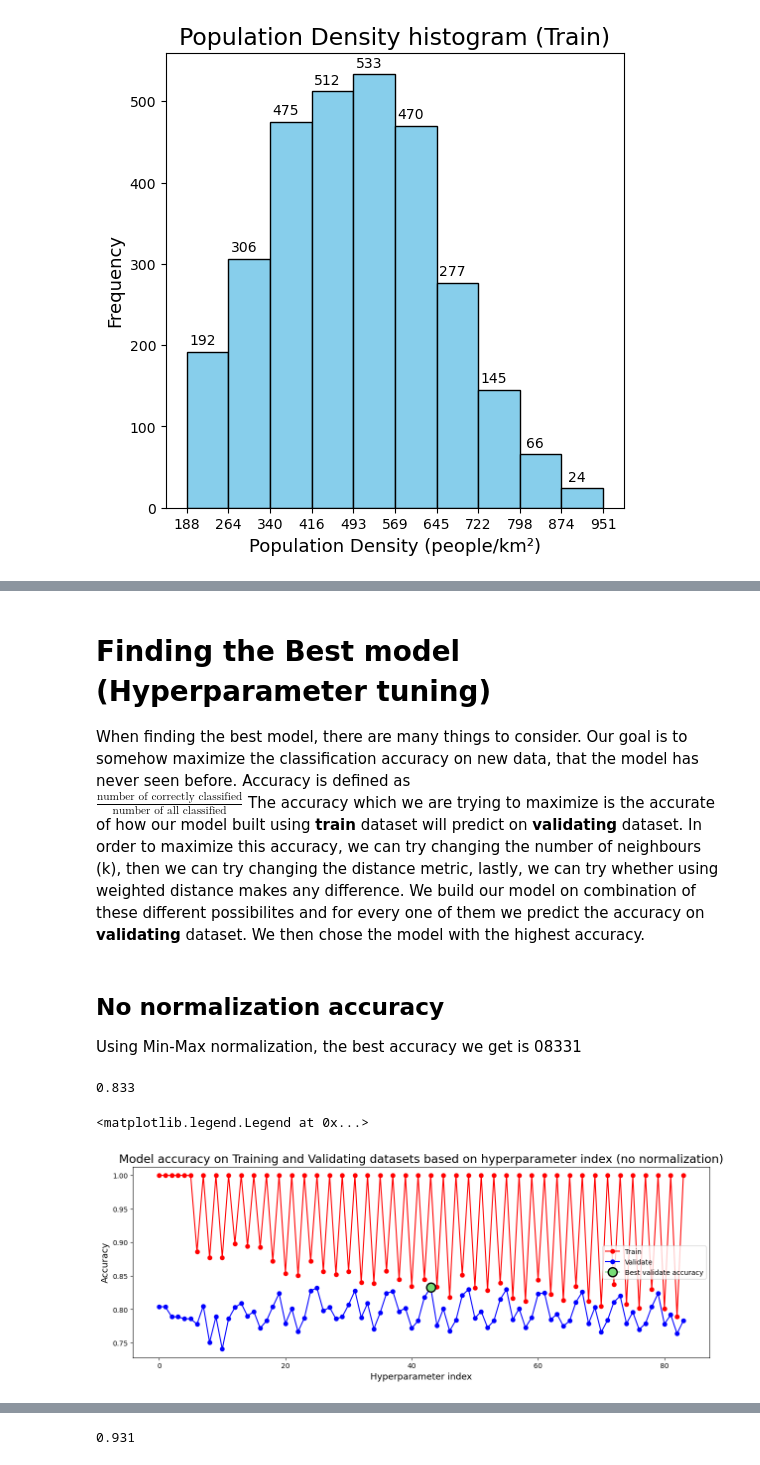
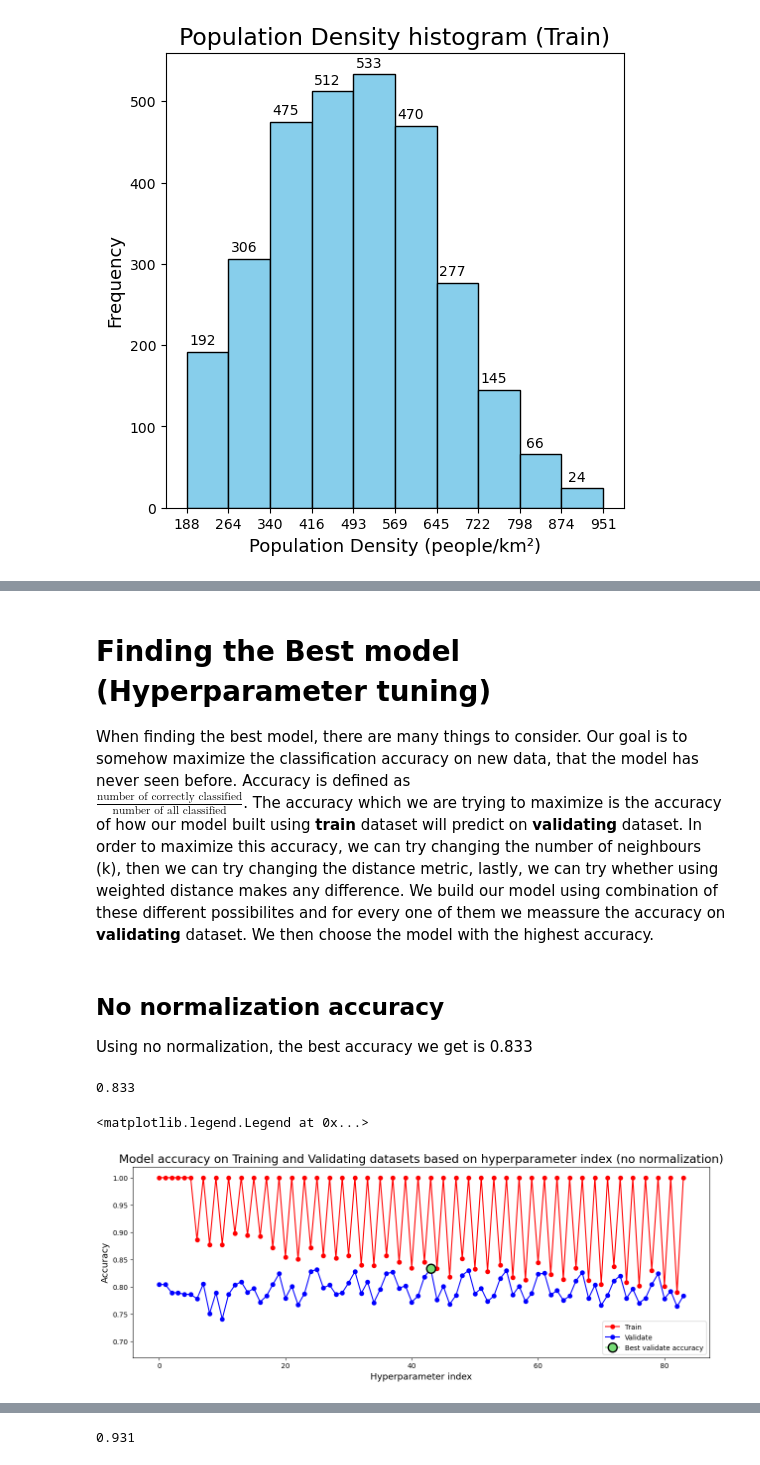
Before and after one commit to Ondralol/k-nearest-neighbours-article, a Jupyter notebook: main.ipynb, the cells around one changed output, grey strips where cells are left out. Saved outputs shown, nothing was run; the diff lists cells and outputs as text; code cells hidden in the pictures.

```diff
--- a/main.ipynb
+++ b/main.ipynb
@@ -459,8 +394,7 @@ interactive(children=(IntSlider(value=5, description='n_neighbors', max=20, min=
 # %% [markdown]
 # Finding the Best model (Hyperparameter tuning)
 When finding the best model, there are many things to consider. Our goal is to somehow maximize the classification accuracy on new data, that the model has never seen before. Accuracy is defined as\
-$\frac{ \text{number of correctly classified}}{ \text{number of all classified}}$
-The accuracy which we are trying to maximize is the accurate of how our model built using **train** dataset will predict on **validating** dataset. In order to maximize this accuracy, we can try changing the number of neighbours (k), then we can try changing the distance metric, lastly, we can try whether using weighted distance makes any difference. We build our model on combination of these different possibilites and for every one of them we predict the accuracy on **validating** dataset. We then chose the model with the highest accuracy.
+$\frac{ \text{number of correctly classified}}{ \text{number of all classified}}$. The accuracy which we are trying to maximize is the accuracy of how our model built using **train** dataset will predict on **validating** dataset. In order to maximize this accuracy, we can try changing the number of neighbours (k), then we can try changing the distance metric, lastly, we can try whether using weighted distance makes any difference. We build our model using combination of these different possibilites and for every one of them we meassure the accuracy on **validating** dataset. We then choose the model with the highest accuracy.
 # %%
 def find_best(*args):
     """ Function finding best parametrs for specified data
@@ -497,7 +431,7 @@ best_params_minmax, train_acc_minmax, val_acc_minmax = find_best(Xtrain_fit,ytra
 # %% [markdown]
 ## No normalization accuracy
 
-Using Min-Max normalization, the best accuracy we get is 08331
+Using no normalization, the best accuracy we get is 0.833
 # %%
 clfKNN = KNeighborsClassifier(**best_params_no_scale)
 clfKNN.fit(Xtrain, ytrain)
@@ -508,19 +442,20 @@ display(metrics.accuracy_score(yval, y_knn_val))
 # %%
 fig, ax = plt.subplots(figsize=(15,5))
 ax.set_title("Model accuracy on Training and Validating datasets based on hyperparameter index (no normalization)", fontsize=17)
 ax.plot(train_acc,'or-')
 ax.plot(val_acc,'ob-')
 
 
 max_idx = np.argmax(val_acc)
 ax.plot(max_idx, val_acc[max_idx], marker='o', color='#77DD77', markersize=13, markeredgecolor='black', markeredgewidth=2)
+ax.set_ylim(bottom=0.67, top=1.02)
 
 ax.set_xlabel('Hyperparameter index', fontsize=13)
 ax.set_ylabel('Accuracy', fontsize=13)
-ax.legend(['Train', 'Validate', 'Best validate accuracy'])
+ax.legend(['Train', 'Validate', 'Best validate accuracy'], loc='lower right')
 # %% [output]
 <matplotlib.legend.Legend at 0x...>
-[figure, old version]
+[figure, new version]
 # %% [markdown]
 # Normalization
 One technique that can also help with making the model more accurate is normalization. In some cases, the features are difficult to compare and it is essentially impossible to find a universal measure. This can be addressed by using clever methods to normalize the data using linear transformation. The simplest method used to normalize data is called **Min-Max** normalization which scales every element in selected feature into interval $[0,1]$. It is defined as follows:\
```
Also changed, not shown: parts of 24 cells of this notebook.
